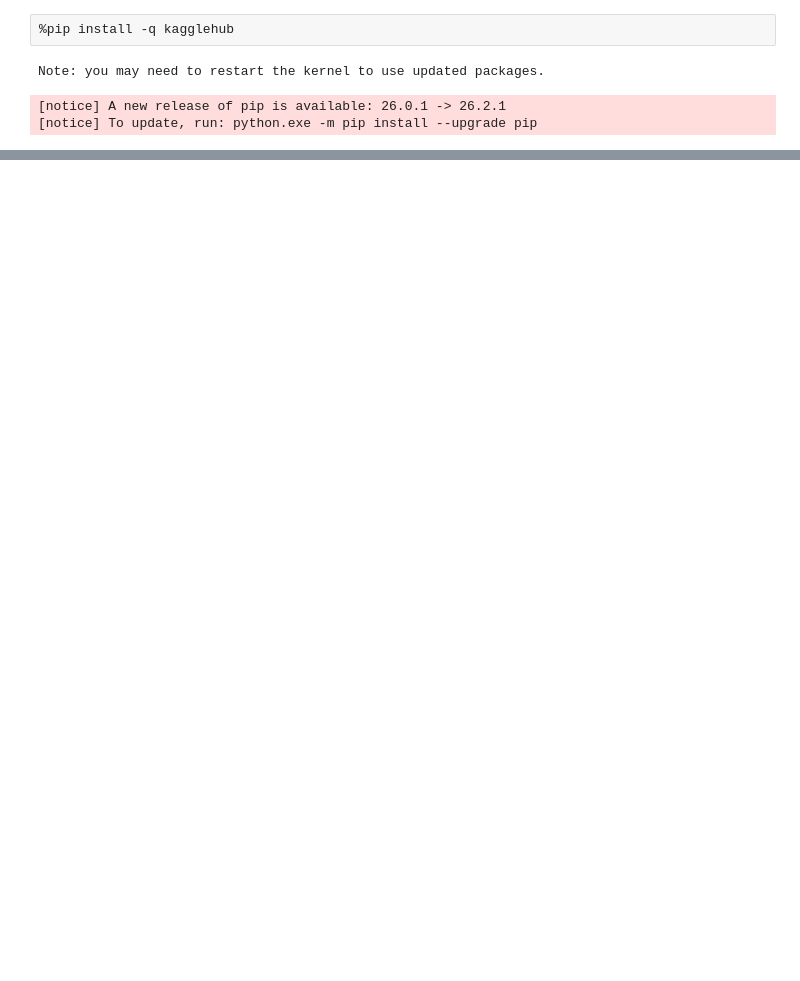
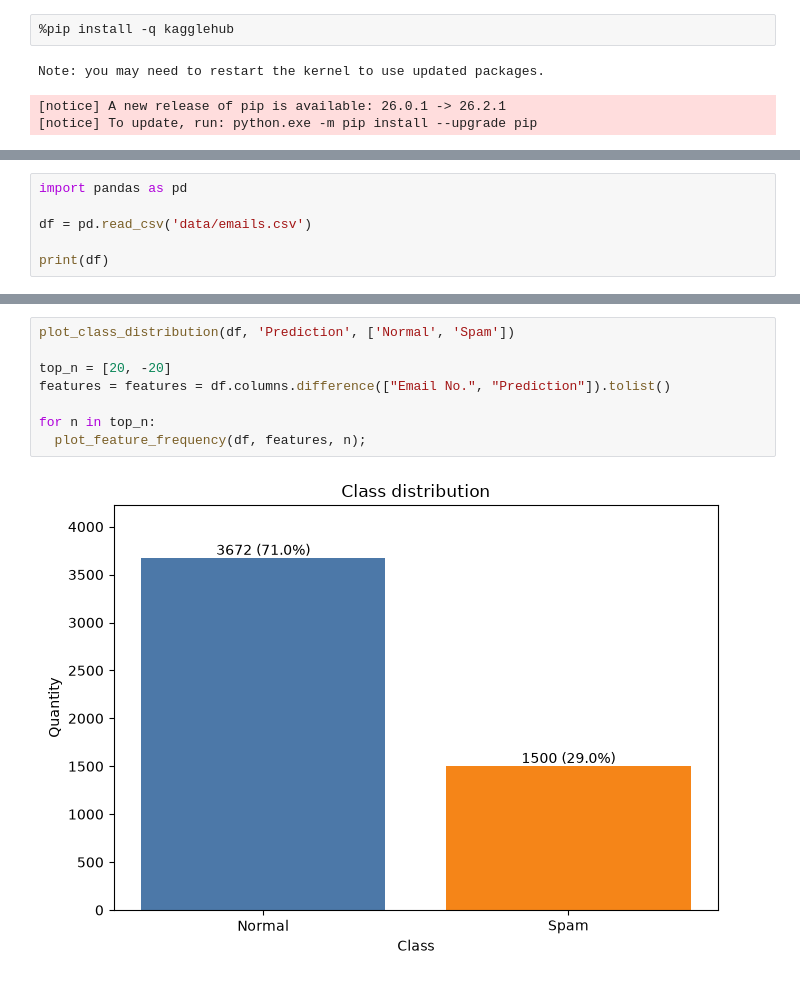
Before and after one commit to joaosuwa/spam-detection-model-comparison, a Jupyter notebook: src/spam-detection.ipynb, the cells around one changed output, grey strips where cells are left out. Cells and saved outputs as stored; diff of their text form; blank space fills up the shorter version.

Commit message:
feat: added summary for the spam dataset

```diff
--- a/src/spam-detection.ipynb
+++ b/src/spam-detection.ipynb
@@ -54,0 +52,6 @@ Path to dataset files: C:\Users\Usuario\.cache\kagglehub\datasets\balaka18\email
+# %%
+import pandas as pd
+
+df = pd.read_csv('data/emails.csv')
+
+print(df)
@@ -54,0 +159,10 @@ Path to dataset files: C:\Users\Usuario\.cache\kagglehub\datasets\balaka18\email
+# %%
+plot_class_distribution(df, 'Prediction', ['Normal', 'Spam'])
+
+top_n = [20, -20]
+features = features = df.columns.difference(["Email No.", "Prediction"]).tolist()
+
+for n in top_n:
+  plot_feature_frequency(df, features, n);
+# %% [output]
+[figure, added]
```
Also changed, not shown: parts of 8 cells of this notebook.
